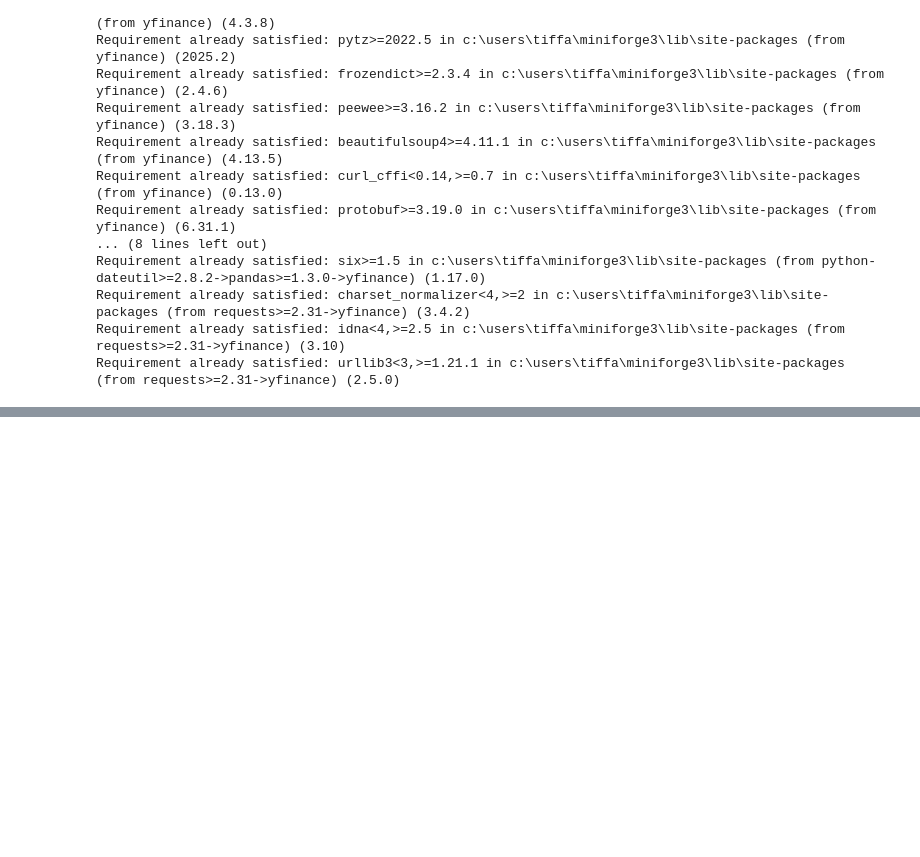
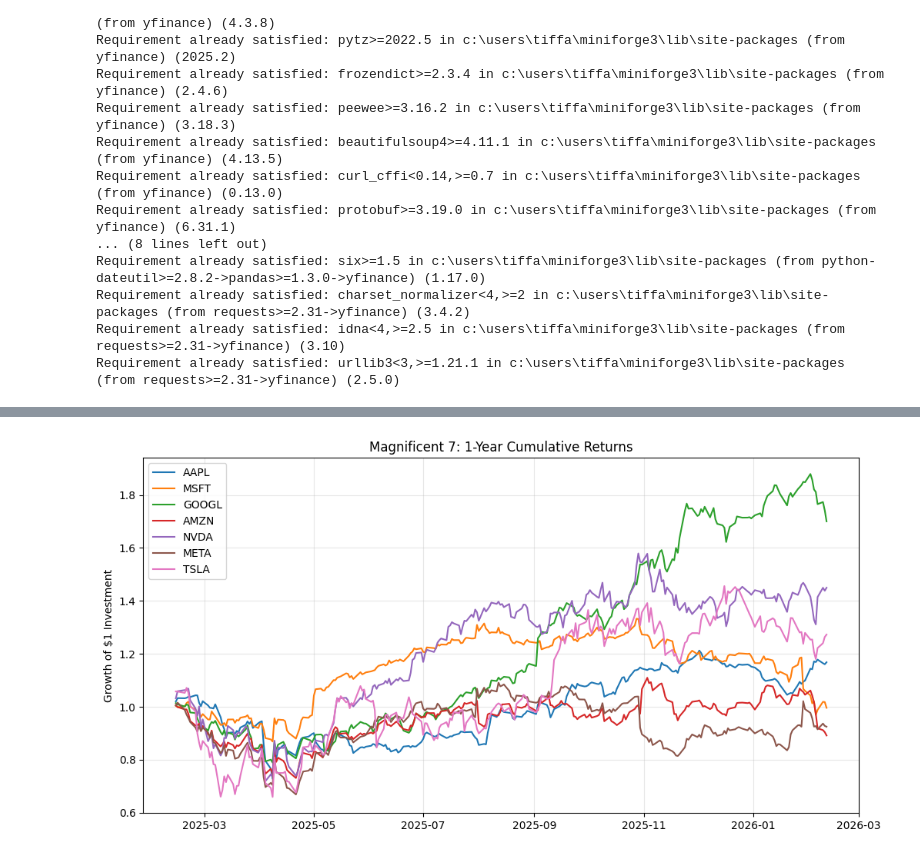
Before and after one commit to UBC-MDS/DSCI-532_2026_35_financebros, a Jupyter notebook: notebooks/eda_analysis.ipynb, the cells around one changed output, grey strips where cells are left out. Drawn from its saved outputs; the diff is of its cells as text; code cells hidden in the pictures; blank space fills up the shorter version.

```diff
--- a/notebooks/eda_analysis.ipynb
+++ b/notebooks/eda_analysis.ipynb
@@ -50,0 +26,7 @@ Name: Dividends, dtype: float64
+# %%
+mag7_tickers = ['AAPL', 'MSFT', 'GOOGL', 'AMZN', 'NVDA', 'META', 'TSLA']
+
+# 1 year of daily closing prices
+data = yf.download(mag7_tickers, period="1y")['Close']
+print(f"Data shape: {data.shape}")
+data.head()
@@ -50,0 +43,17 @@ Name: Dividends, dtype: float64
+# %%
+#  daily returns and cumulative returns
+daily_returns = data.pct_change()
+cumulative_returns = (1 + daily_returns).cumprod()
+
+# performance
+plt.figure(figsize=(12, 6))
+for ticker in mag7_tickers:
+    plt.plot(cumulative_returns[ticker], label=ticker)
+
+plt.title("Magnificent 7: 1-Year Cumulative Returns")
+plt.ylabel("Growth of $1 Investment")
+plt.legend()
+plt.grid(True, alpha=0.3)
+plt.show()
+# %% [output]
+[figure, added]
```
Also changed, not shown: parts of 3 cells of this notebook.
